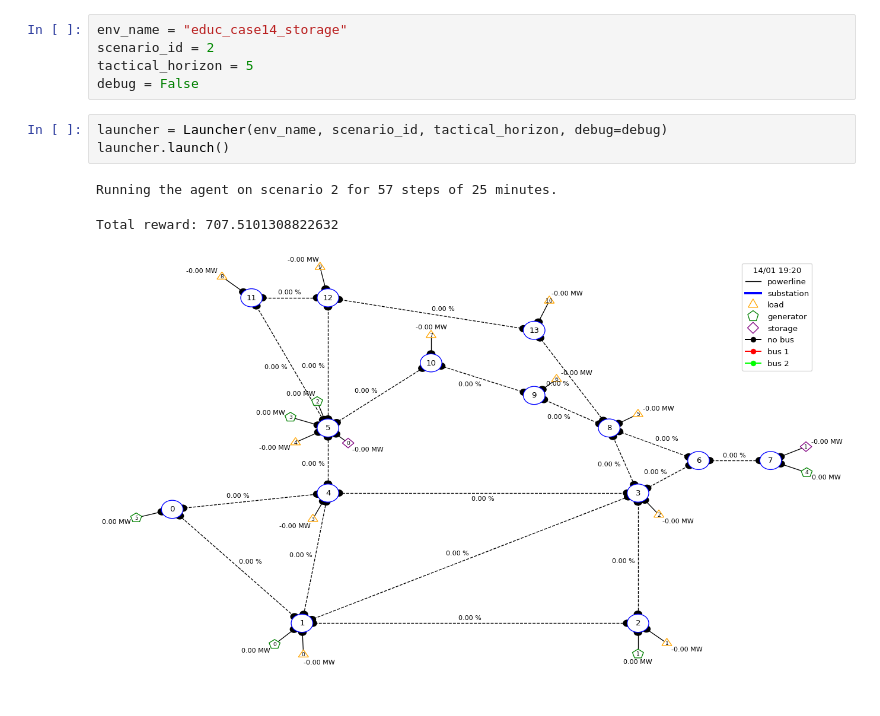
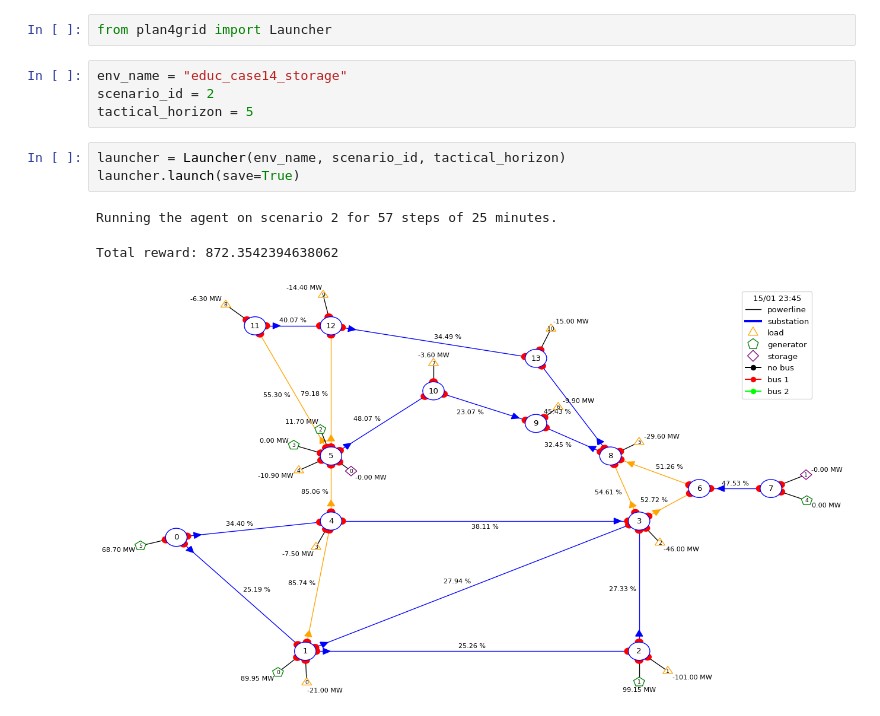
Before and after one commit to aiplan4eu/AIPlan4Grid, a Jupyter notebook: notebooks/lookahead.ipynb, the cells around one changed output. Cells and saved outputs as stored; diff of their text form.

```diff
--- a/notebooks/lookahead.ipynb
+++ b/notebooks/lookahead.ipynb
@@ -28,12 +1,13 @@ plan4grid is already installed with the same version as the provided wheel. Use
+# %%
+from plan4grid import Launcher
 # %%
 env_name = "educ_case14_storage"
 scenario_id = 2
 tactical_horizon = 5
-debug = False
 # %%
-launcher = Launcher(env_name, scenario_id, tactical_horizon, debug=debug)
-launcher.launch()
+launcher = Launcher(env_name, scenario_id, tactical_horizon)
+launcher.launch(save=True)
 # %% [output]
 Running the agent on scenario 2 for 57 steps of 25 minutes.
-Total reward: 707.5101308822632
+Total reward: 872.3542394638062
-[figure, old version]
+[figure, new version]
```
Also changed, not shown: parts of 2 cells of this notebook, 8 other files.
